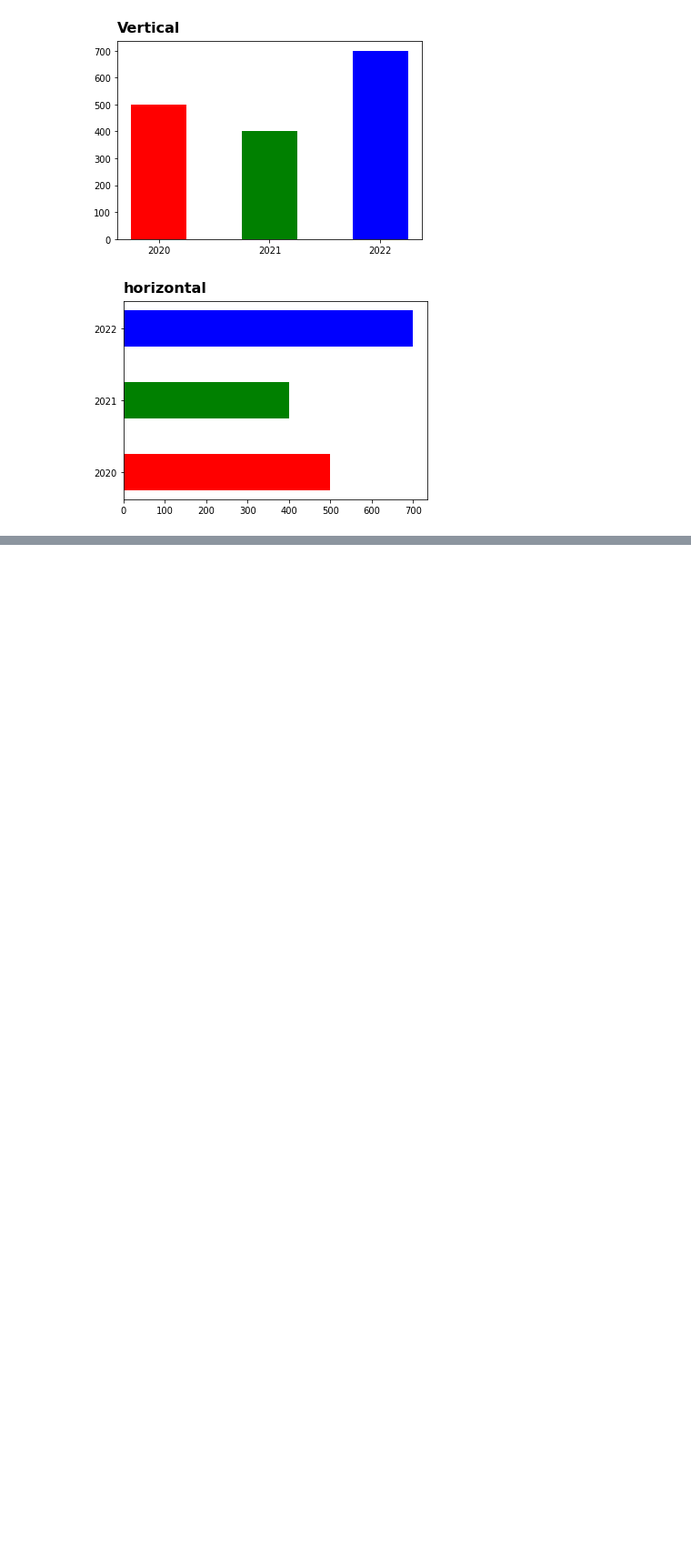
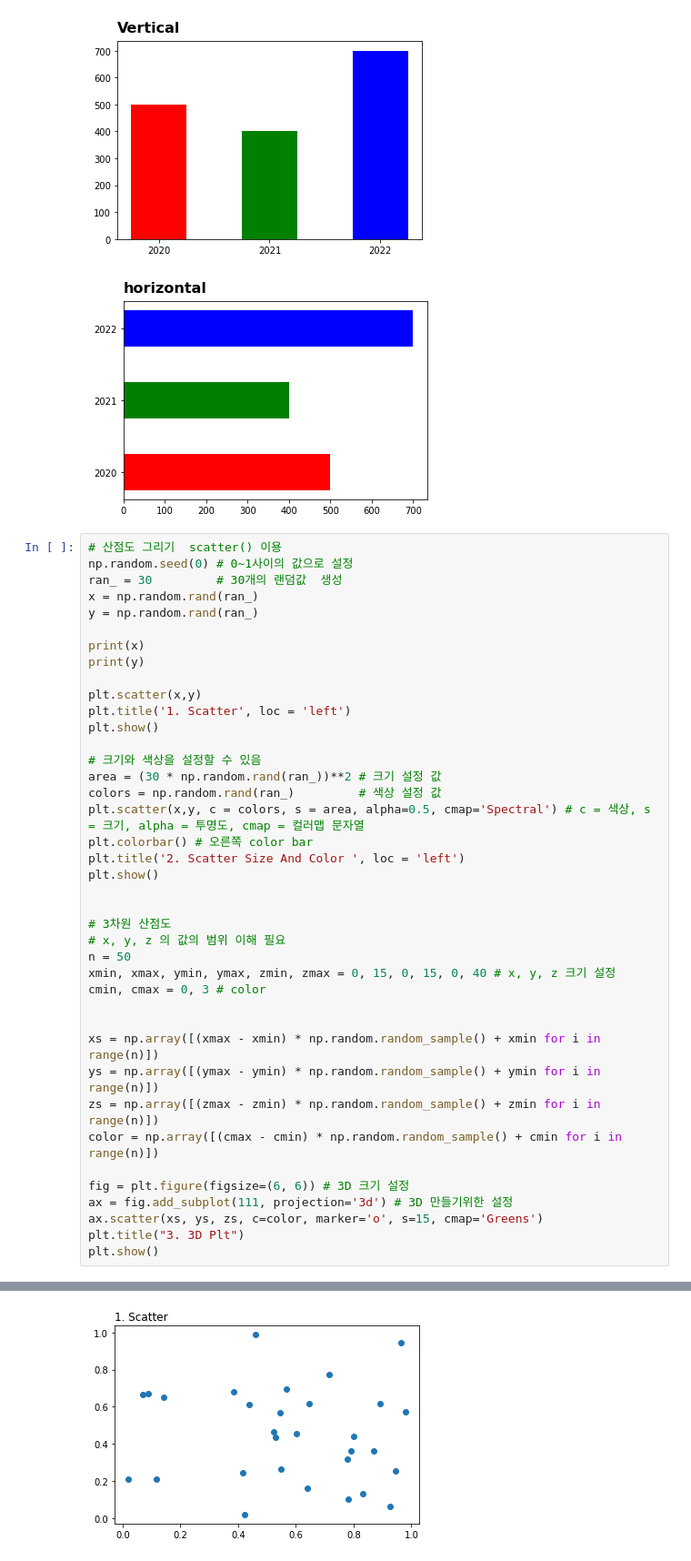
Before and after one commit to JGH94/python_MatplotLib, a Jupyter notebook: python_MatplotLib.ipynb, the cells around one changed output, grey strips where cells are left out. Shown at 91% size. Drawn from its saved outputs; the diff is of its cells as text; blank space fills up the shorter version.

```diff
--- a/python_MatplotLib.ipynb
+++ b/python_MatplotLib.ipynb
@@ -210,3 +211,44 @@ plt.show()
 # %% [output]
 [figure]
 [figure]
+# %%
+# 산점도 그리기  scatter() 이용
+np.random.seed(0) # 0~1사이의 값으로 설정
+ran_ = 30         # 30개의 랜덤값  생성
+x = np.random.rand(ran_)
+y = np.random.rand(ran_)
+
+print(x)
+print(y)
+
+plt.scatter(x,y)
+plt.title('1. Scatter', loc = 'left')
+plt.show()
+
+# 크기와 색상을 설정할 수 있음
+area = (30 * np.random.rand(ran_))**2 # 크기 설정 값
+colors = np.random.rand(ran_)         # 색상 설정 값
+plt.scatter(x,y, c = colors, s = area, alpha=0.5, cmap='Spectral') # c = 색상, s = 크기, alpha = 투명도, cmap = 컬러맵 문자열
+plt.colorbar() # 오른쪽 color bar
+plt.title('2. Scatter Size And Color ', loc = 'left')
+plt.show()
+
+
+# 3차원 산점도
+# x, y, z 의 값의 범위 이해 필요
+n = 50
+xmin, xmax, ymin, ymax, zmin, zmax = 0, 15, 0, 15, 0, 40 # x, y, z 크기 설정
+cmin, cmax = 0, 3 # color
+
+
+xs = np.array([(xmax - xmin) * np.random.random_sample() + xmin for i in range(n)])
+ys = np.array([(ymax - ymin) * np.random.random_sample() + ymin for i in range(n)])
+zs = np.array([(zmax - zmin) * np.random.random_sample() + zmin for i in range(n)])
+color = np.array([(cmax - cmin) * np.random.random_sample() + cmin for i in range(n)])
+
+fig = plt.figure(figsize=(6, 6)) # 3D 크기 설정
+ax = fig.add_subplot(111, projection='3d') # 3D 만들기위한 설정
+ax.scatter(xs, ys, zs, c=color, marker='o', s=15, cmap='Greens')
+plt.title("3. 3D Plt")
+plt.show()
+# %% [output]
@@ -212,0 +265 @@ plt.show()
+[figure, added]
```
Also changed, not shown: parts of 2 cells of this notebook.
